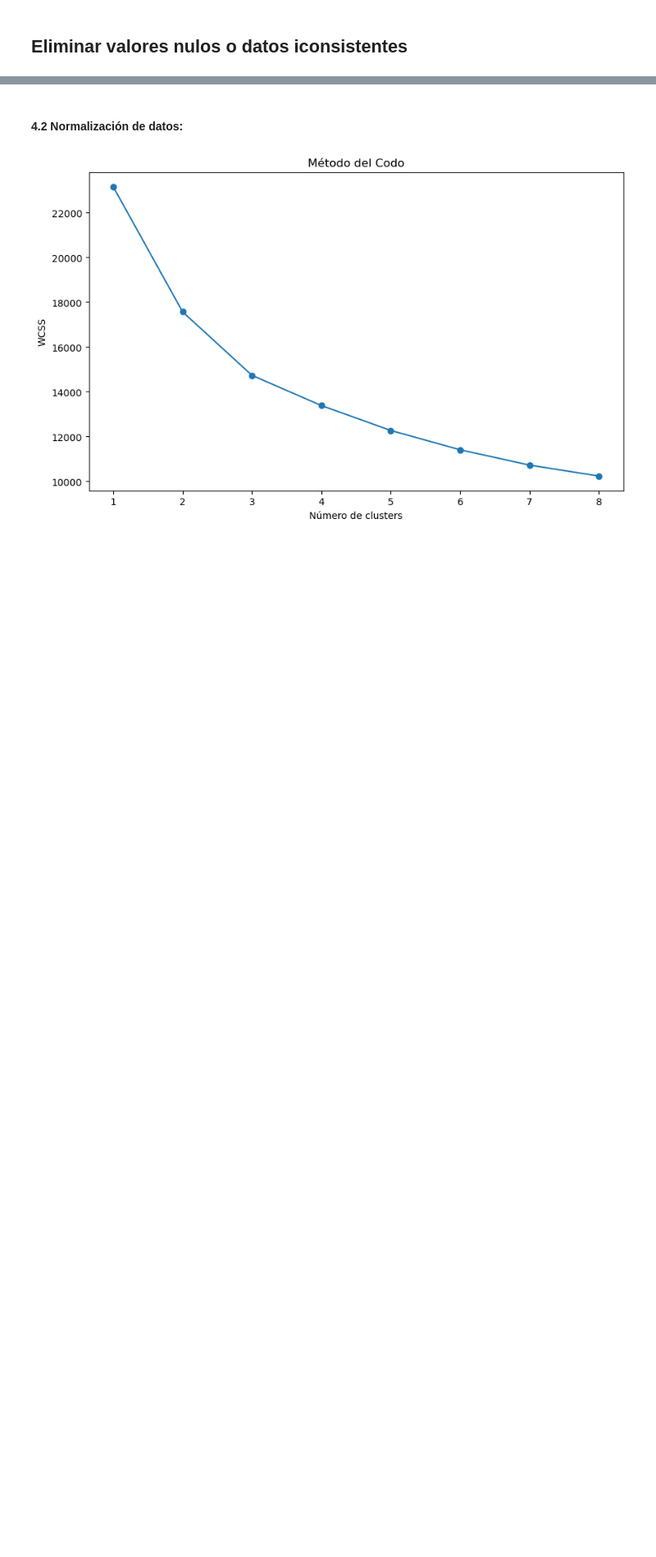
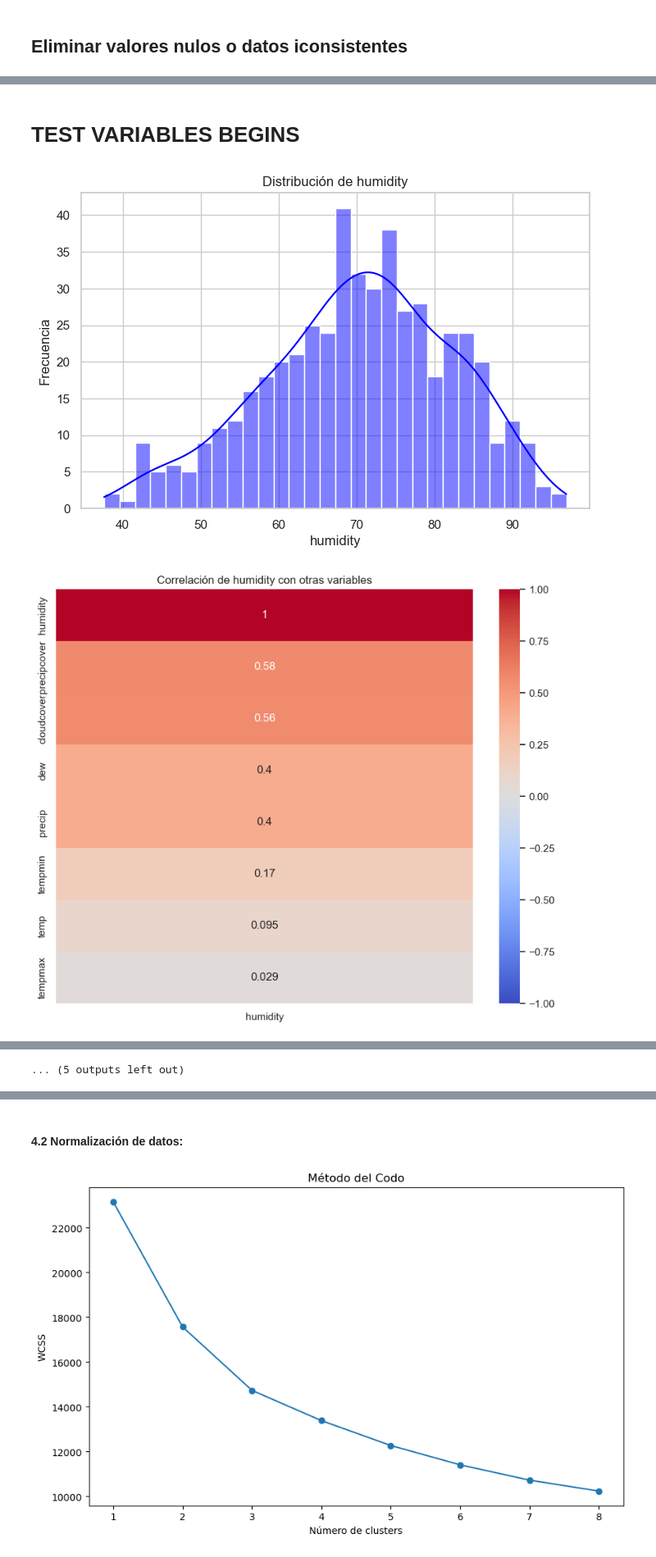
Before and after one commit to diegoal3mx/Weather-Forecast-Model, a Jupyter notebook: proyecto.ipynb, the cells around one changed output, grey strips where cells are left out. Shown at 82% size. Drawn from its saved outputs; the diff is of its cells as text; code cells hidden in the pictures; blank space fills up the shorter version.

Commit message:
Variables Testing

```diff
--- a/proyecto.ipynb
+++ b/proyecto.ipynb
@@ -260,0 +237,16 @@ df
+# %% [markdown]
+# TEST VARIABLES BEGINS
+# %%
+
+df_humidity = df[['humidity', 'temp', 'tempmax', 'tempmin', 'dew', 'cloudcover', 'precip', 'precipcover']]
+df_precipprob = df[['precipprob', 'humidity', 'cloudcover', 'temp', 'dew', 'precip', 'windspeed', 'windgust', 'conditions']]
+df_solarenergy = df[['solarenergy', 'cloudcover', 'sunrise', 'sunset', 'visibility', 'humidity', 'uvindex']]
+df_precipcover = df[['precipcover', 'precipprob', 'humidity', 'temp', 'dew', 'precip', 'windspeed', 'windgust']]
+df_precip = df[['precip', 'precipprob', 'precipcover', 'humidity', 'cloudcover', 'temp', 'dew', 'windspeed', 'windgust', 'conditions']]
+# %%
+import pandas as pd
+import matplotlib.pyplot as plt
+import seaborn as sns
+
+# Configuración del estilo de gráficos
+sns.set_theme(style="whitegrid")
@@ -260,0 +330,18 @@ df
+# %%
+# Ejemplo: Graficar para el DataFrame de Humidity
+exploratory_plots(df_humidity, target_variable="humidity")
+
+# Ejemplo: Graficar para el DataFrame de Precipitation Probability
+exploratory_plots(df_precipprob, target_variable="precipprob")
+
+# Ejemplo: Graficar para el DataFrame de Solar Energy
+exploratory_plots(df_solarenergy, target_variable="solarenergy")
+
+# Ejemplo: Graficar para el DataFrame de Precipcover
+exploratory_plots(df_precipcover, target_variable="precipcover")
+
+# Ejemplo: Graficar para el DataFrame de Precip
+exploratory_plots(df_precip, target_variable="precip")
+# %% [output]
+[figure, added]
+[figure, added]
@@ -260,0 +358 @@ df
+... (5 outputs left out)
```
Also changed, not shown: parts of 29 cells of this notebook.
